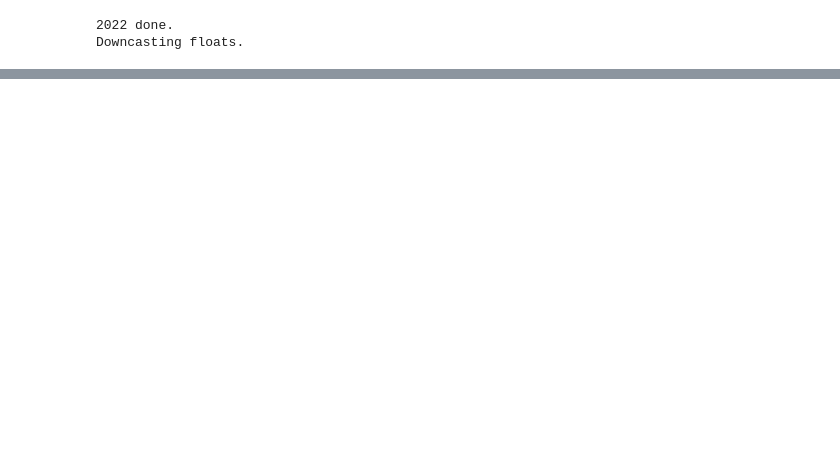
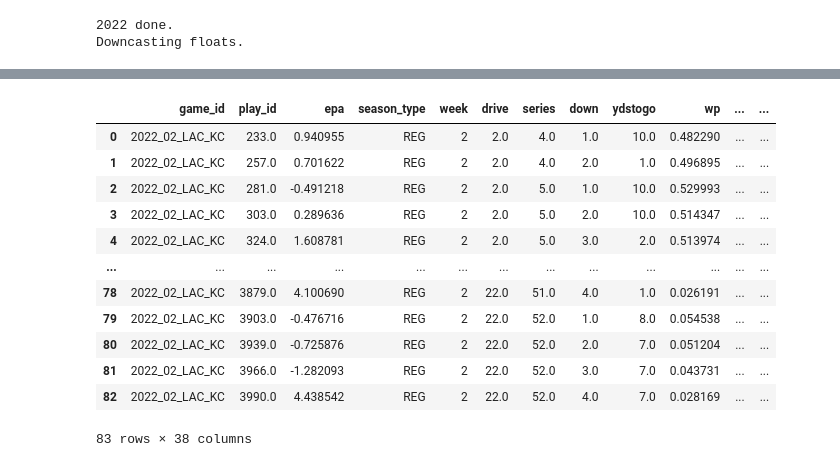
Before and after one commit to keeganheilman/nfl-charts, a Jupyter notebook: team-drive-epa.ipynb, the cells around one changed output, grey strips where cells are left out. Cells and saved outputs as stored; diff of their text form; code cells hidden in the pictures; blank space fills up the shorter version.

```diff
--- a/team-drive-epa.ipynb
+++ b/team-drive-epa.ipynb
@@ -346,0 +295,3 @@ Name: epa, dtype: float32
+# %%
+df_par = pd.read_csv(f'data/pbp_participation_{season}.csv')
+df_par
@@ -346,0 +312,34 @@ Name: epa, dtype: float32
+# %%
+def merge_play_par(df_play, df_par):
+    return pd.merge(df_play, df_par, how='left', left_on=['game_id','play_id'], right_on=['nflverse_game_id','play_id'])
+
+df_play_par = merge_play_par(df_team_week_plays, df_par)
+# %%
+def extract_personnel(pers):
+    re_SP_pattern = re.compile('(SP)')
+    re_OL_pattern = re.compile('(\d) OL')
+    re_RB_pattern = re.compile('(\d) RB')
+    re_TE_pattern = re.compile('(\d) TE')
+    re_WR_pattern = re.compile('(\d) WR')
+    return {'SP':re_SP_pattern.findall(pers)[0] if len(re_SP_pattern.findall(pers)) == 1 else '0',
+           'OL':re_OL_pattern.findall(pers)[0] if len(re_OL_pattern.findall(pers)) == 1 else '0',
+           'RB':re_RB_pattern.findall(pers)[0] if len(re_RB_pattern.findall(pers)) == 1 else '0',
+           'TE':re_TE_pattern.findall(pers)[0] if len(re_TE_pattern.findall(pers)) == 1 else '0',
+           'WR':re_WR_pattern.findall(pers)[0] if len(re_WR_pattern.findall(pers)) == 1 else '0'}
+
+df_play_par.loc[df_play_par['offense_personnel'].isnull(), 'offense_personnel'] = 'SP'
+df_play_par.merge(pd.DataFrame.from_records(df_play_par['offense_personnel'].apply(extract_personnel)), how='left', left_index=True, right_index=True)
+# %% [output]
+|  | game_id | play_id | epa | season_type | week | drive | series | down | ydstogo | wp | ... | ... |
+| 0 | 2022_02_LAC_KC | 233.0 | 0.940955 | REG | 2 | 2.0 | 4.0 | 1.0 | 10.0 | 0.482290 | ... | ... |
+| 1 | 2022_02_LAC_KC | 257.0 | 0.701622 | REG | 2 | 2.0 | 4.0 | 2.0 | 1.0 | 0.496895 | ... | ... |
+| 2 | 2022_02_LAC_KC | 281.0 | -0.491218 | REG | 2 | 2.0 | 5.0 | 1.0 | 10.0 | 0.529993 | ... | ... |
+| 3 | 2022_02_LAC_KC | 303.0 | 0.289636 | REG | 2 | 2.0 | 5.0 | 2.0 | 10.0 | 0.514347 | ... | ... |
+| 4 | 2022_02_LAC_KC | 324.0 | 1.608781 | REG | 2 | 2.0 | 5.0 | 3.0 | 2.0 | 0.513974 | ... | ... |
+| ... | ... | ... | ... | ... | ... | ... | ... | ... | ... | ... | ... | ... |
+| 78 | 2022_02_LAC_KC | 3879.0 | 4.100690 | REG | 2 | 22.0 | 51.0 | 4.0 | 1.0 | 0.026191 | ... | ... |
+| 79 | 2022_02_LAC_KC | 3903.0 | -0.476716 | REG | 2 | 22.0 | 52.0 | 1.0 | 8.0 | 0.054538 | ... | ... |
+| 80 | 2022_02_LAC_KC | 3939.0 | -0.725876 | REG | 2 | 22.0 | 52.0 | 2.0 | 7.0 | 0.051204 | ... | ... |
+| 81 | 2022_02_LAC_KC | 3966.0 | -1.282093 | REG | 2 | 22.0 | 52.0 | 3.0 | 7.0 | 0.043731 | ... | ... |
+| 82 | 2022_02_LAC_KC | 3990.0 | 4.438542 | REG | 2 | 22.0 | 52.0 | 4.0 | 7.0 | 0.028169 | ... | ... |
+83 rows × 38 columns
```
Also changed, not shown: parts of 8 cells of this notebook.
